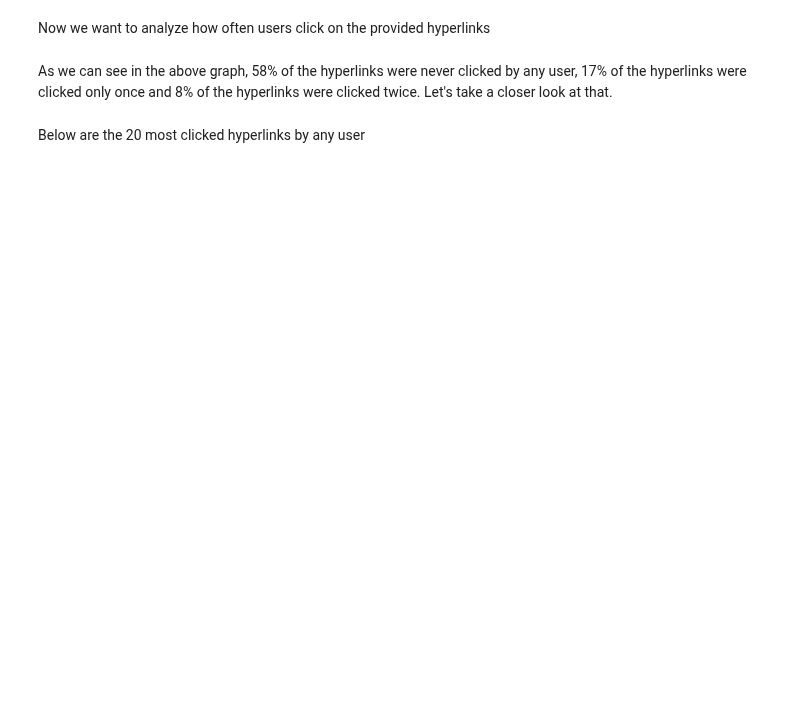
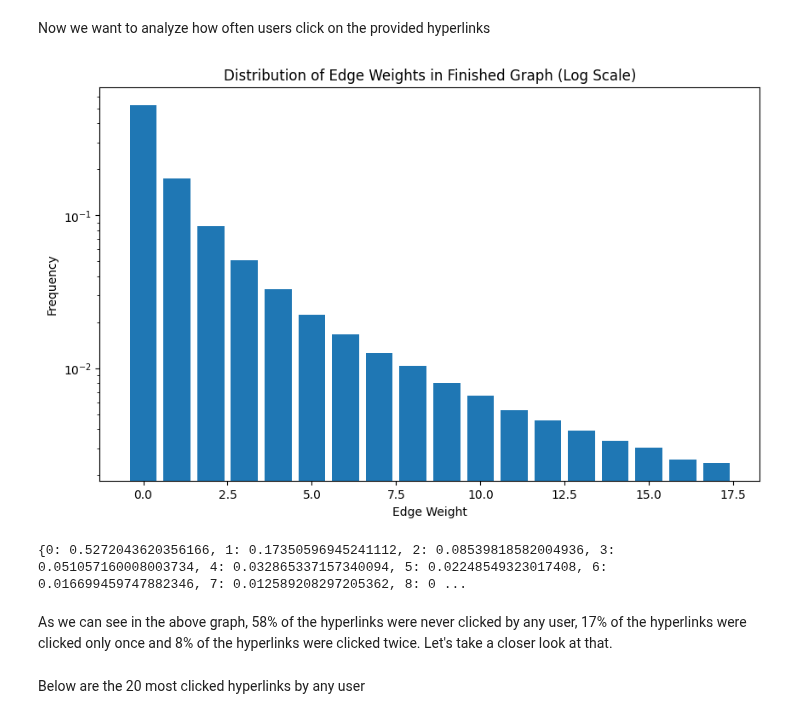
Before and after one commit to epfl-ada/ada-2024-project-5pack, a Jupyter notebook: results.ipynb, the cells around one changed output. Drawn from its saved outputs; the diff is of its cells as text; code cells hidden in the pictures; blank space fills up the shorter version.

```diff
--- a/results.ipynb
+++ b/results.ipynb
@@ -96,25 +148,28 @@ Now we want to analyze how often users click on the provided hyperlinks
 # %%
 from matplotlib import pyplot as plt
 
 # Extract edge weights
-weights = [data["weight"] for _, _, data in graph_data['graph_finished'].edges(data=True)]
+weights = [data["weight"] for _, _, data in graph_data['graph'].edges(data=True)]
 num_edges = len(weights)
 frequencies = {w: weights.count(w) / num_edges for w in set(weights)}
 
 # Cut off the tail for better visualization
 cutoff = 0.0023
 filtered_frequencies = {k: v for k, v in frequencies.items() if v >= cutoff}
 
 # Plot filtered_frequencies with log scale
 plt.figure(figsize=(10, 6))
 plt.bar(filtered_frequencies.keys(), filtered_frequencies.values())
 plt.xlabel("Edge Weight")
 plt.ylabel("Frequency")
 plt.yscale("log")
 plt.title("Distribution of Edge Weights in Finished Graph (Log Scale)")
 plt.show()
 
 print(frequencies)
+# %% [output]
+[figure, added]
+{0: 0.5272043620356166, 1: 0.17350596945241112, 2: 0.08539818582004936, 3: 0.051057160008003734, 4: 0.032865337157340094, 5: 0.02248549323017408, 6: 0.016699459747882346, 7: 0.012589208297205362, 8: 0 ...
 # %% [markdown]
 As we can see in the above graph, 58% of the hyperlinks were never clicked by any user, 17% of the hyperlinks were clicked only once and 8% of the hyperlinks were clicked twice. Let's take a closer look at that.
 # %% [markdown]
```
Also changed, not shown: parts of 35 cells of this notebook.
